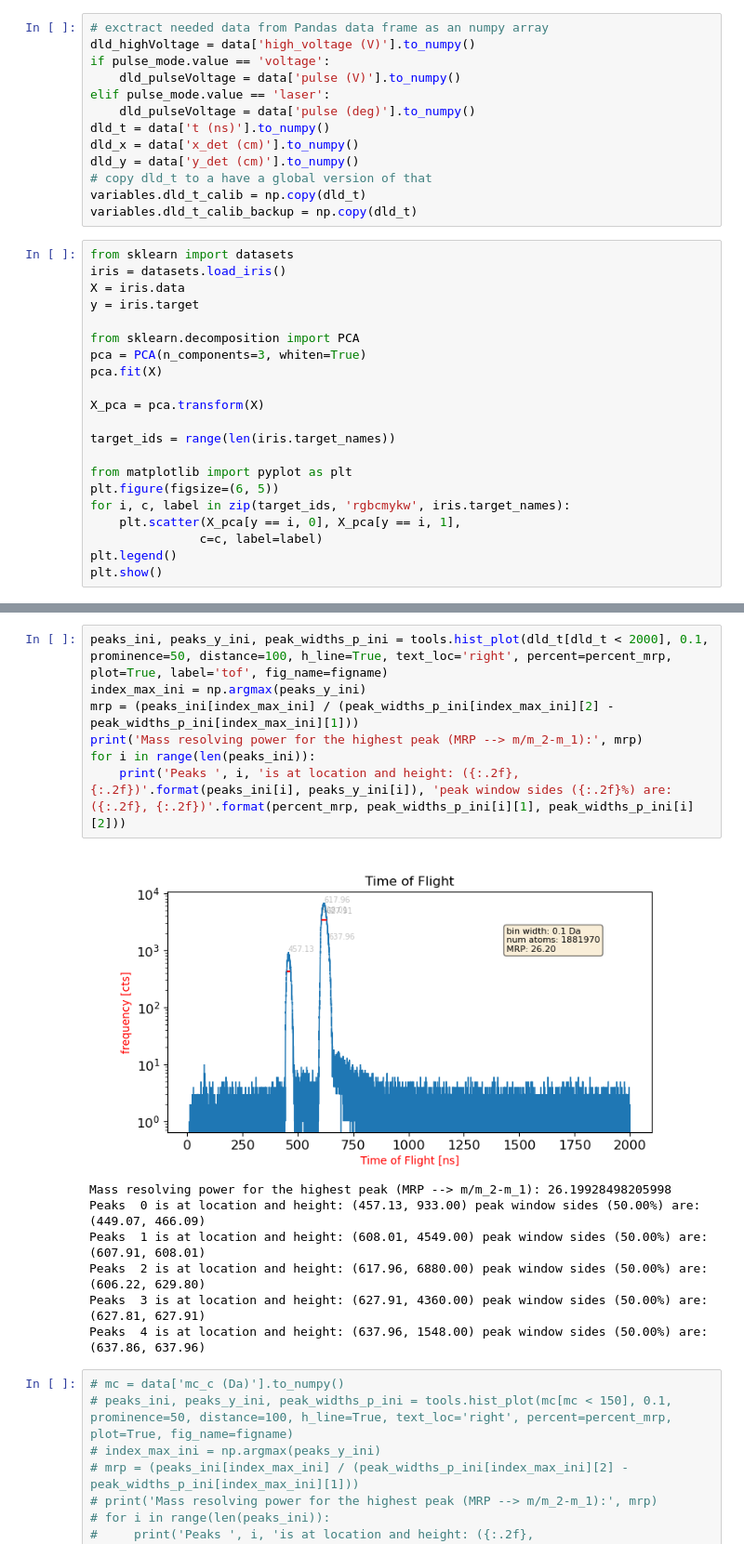
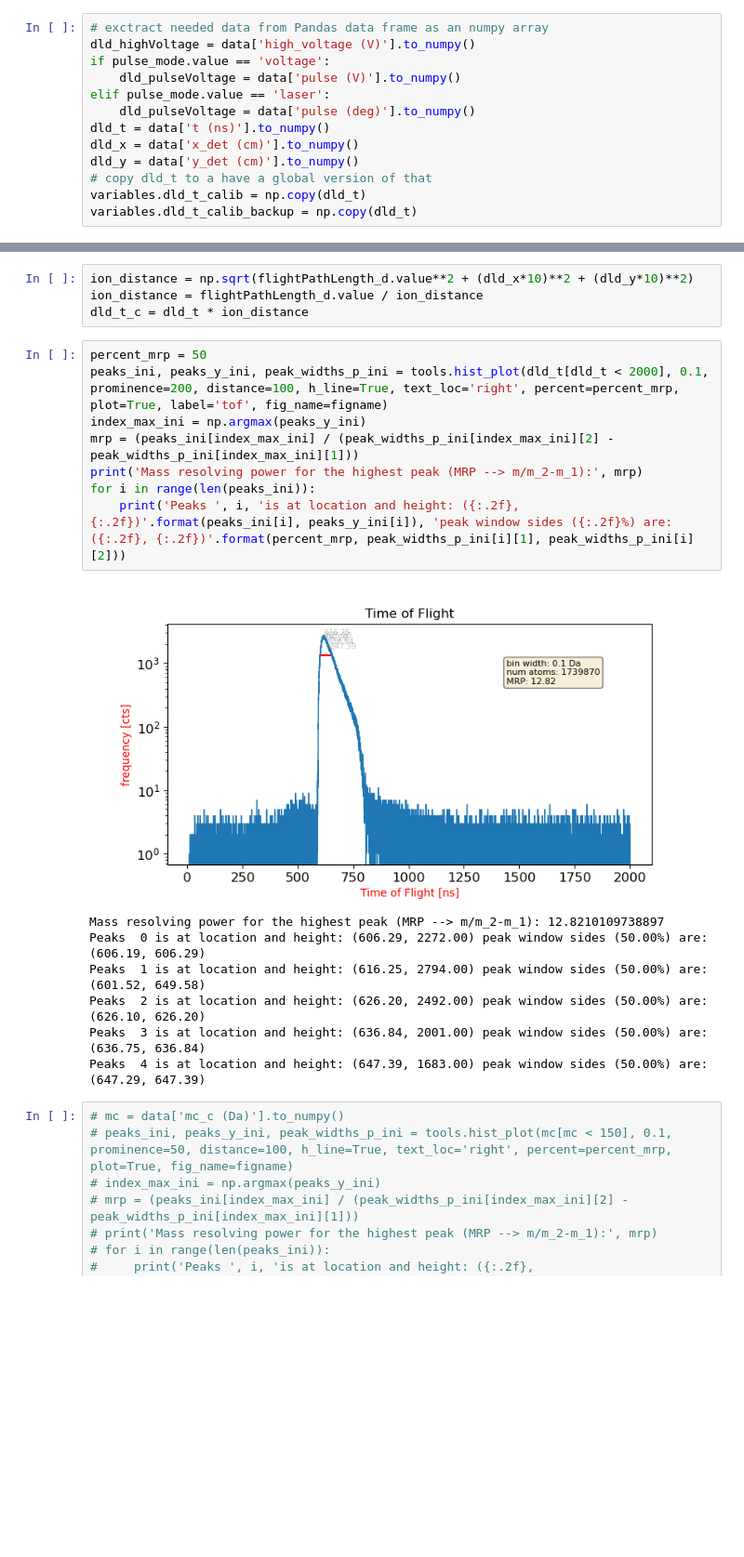
Before and after one commit to mmonajem/pyoxcart, a Jupyter notebook: pyccapt/calibration/tutorials/jupyter_files/02_1_tof_voltage_bowl_calibration.ipynb, the cells around one changed output, grey strips where cells are left out. Shown at 93% size. Saved outputs shown, nothing was run; the diff lists cells and outputs as text; blank space fills up the shorter version.

```diff
--- a/pyccapt/calibration/tutorials/jupyter_files/02_1_tof_voltage_bowl_calibration.ipynb
+++ b/pyccapt/calibration/tutorials/jupyter_files/02_1_tof_voltage_bowl_calibration.ipynb
@@ -125,24 +122,3 @@ dld_y = data['y_det (cm)'].to_numpy()
 # copy dld_t to a have a global version of that
 variables.dld_t_calib = np.copy(dld_t)
 variables.dld_t_calib_backup = np.copy(dld_t)
-# %%
-from sklearn import datasets
-iris = datasets.load_iris()
-X = iris.data
-y = iris.target
-
-from sklearn.decomposition import PCA
-pca = PCA(n_components=3, whiten=True)
-pca.fit(X)
-
-X_pca = pca.transform(X)
-
-target_ids = range(len(iris.target_names))
-
-from matplotlib import pyplot as plt
-plt.figure(figsize=(6, 5))
-for i, c, label in zip(target_ids, 'rgbcmykw', iris.target_names):
-    plt.scatter(X_pca[y == i, 0], X_pca[y == i, 1],
-               c=c, label=label)
-plt.legend()
-plt.show()
@@ -203,18 +125,23 @@ plt.scatter(vr[:, 0], vr[:, 1], alpha=0.1), plt.xlim([-6, 6]), plt.ylim([-6, 6])
+# %%
+ion_distance = np.sqrt(flightPathLength_d.value**2 + (dld_x*10)**2 + (dld_y*10)**2)
+ion_distance = flightPathLength_d.value / ion_distance
+dld_t_c = dld_t * ion_distance
 # %%
-peaks_ini, peaks_y_ini, peak_widths_p_ini = tools.hist_plot(dld_t[dld_t < 2000], 0.1, prominence=50, distance=100, h_line=True, text_loc='right', percent=percent_mrp, plot=True, label='tof', fig_name=figname)
+percent_mrp = 50
+peaks_ini, peaks_y_ini, peak_widths_p_ini = tools.hist_plot(dld_t[dld_t < 2000], 0.1, prominence=200, distance=100, h_line=True, text_loc='right', percent=percent_mrp, plot=True, label='tof', fig_name=figname)
 index_max_ini = np.argmax(peaks_y_ini)
 mrp = (peaks_ini[index_max_ini] / (peak_widths_p_ini[index_max_ini][2] - peak_widths_p_ini[index_max_ini][1]))
 print('Mass resolving power for the highest peak (MRP --> m/m_2-m_1):', mrp)
 for i in range(len(peaks_ini)):
     print('Peaks ', i, 'is at location and height: ({:.2f}, {:.2f})'.format(peaks_ini[i], peaks_y_ini[i]), 'peak window sides ({:.2f}%) are: ({:.2f}, {:.2f})'.format(percent_mrp, peak_widths_p_ini[i][1], peak_widths_p_ini[i][2]))
 # %% [output]
-[figure, old version]
+[figure, new version]
-Mass resolving power for the highest peak (MRP --> m/m_2-m_1): 26.19928498205998
-Peaks  0 is at location and height: (457.13, 933.00) peak window sides (50.00%) are: (449.07, 466.09)
-Peaks  1 is at location and height: (608.01, 4549.00) peak window sides (50.00%) are: (607.91, 608.01)
-Peaks  2 is at location and height: (617.96, 6880.00) peak window sides (50.00%) are: (606.22, 629.80)
-Peaks  3 is at location and height: (627.91, 4360.00) peak window sides (50.00%) are: (627.81, 627.91)
-Peaks  4 is at location and height: (637.96, 1548.00) peak window sides (50.00%) are: (637.86, 637.96)
+Mass resolving power for the highest peak (MRP --> m/m_2-m_1): 12.8210109738897
+Peaks  0 is at location and height: (606.29, 2272.00) peak window sides (50.00%) are: (606.19, 606.29)
+Peaks  1 is at location and height: (616.25, 2794.00) peak window sides (50.00%) are: (601.52, 649.58)
+Peaks  2 is at location and height: (626.20, 2492.00) peak window sides (50.00%) are: (626.10, 626.20)
+Peaks  3 is at location and height: (636.84, 2001.00) peak window sides (50.00%) are: (636.75, 636.84)
+Peaks  4 is at location and height: (647.39, 1683.00) peak window sides (50.00%) are: (647.29, 647.39)
 # %%
 # mc = data['mc_c (Da)'].to_numpy()
 # peaks_ini, peaks_y_ini, peak_widths_p_ini = tools.hist_plot(mc[mc < 150], 0.1, prominence=50, distance=100, h_line=True, text_loc='right', percent=percent_mrp, plot=True, fig_name=figname)
```
Also changed, not shown: parts of 6 cells of this notebook, 1 other file.
